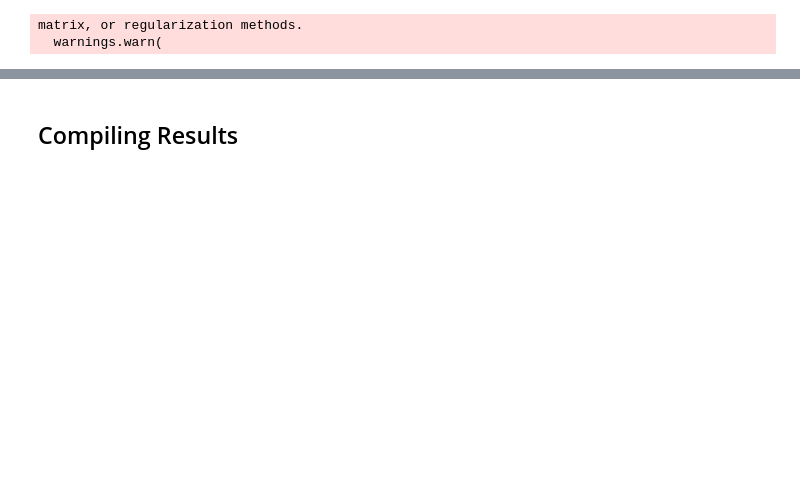
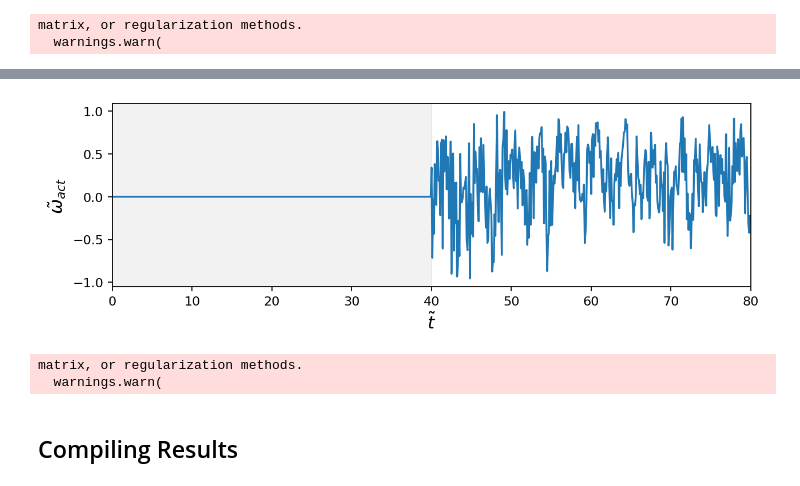
Before and after one commit to tanujravi/AFC_using_DRL_DMDc, a Jupyter notebook: dmdc/evaluation/notebooks/combined_basis.ipynb, the cells around one changed output, grey strips where cells are left out. Drawn from its saved outputs; the diff is of its cells as text; code cells hidden in the pictures; blank space fills up the shorter version.

```diff
--- a/dmdc/evaluation/notebooks/combined_basis.ipynb
+++ b/dmdc/evaluation/notebooks/combined_basis.ipynb
@@ -189,3 +225,33 @@ openloop.clear_memory()
+# %%
+U_act = list(DRL.signal_matrix.flatten())
+U_act.insert(0, 0)
+U_act.insert(0, 0)
+t = list(np.asarray(DRL.times_used, dtype=float)[:-1])   # keep your :-1
+t.insert(0, 3.99)
+t.insert(0, 0)
+silence_until = 4
+#t = random_walk.times_used[:-1]
+plt.figure(figsize=(9, 2.6), dpi=160)
+plt.plot(np.array(t)*10, np.array(U_act)/0.25)
+plt.axvspan(0, silence_until*10, color='k', alpha=0.05, label='Silence')
+plt.xlim((0,80))
+plt.xticks(fontsize=16)
+plt.yticks(fontsize=18)
+plt.xlabel(r"$\tilde{t}$", fontsize = 22)
+plt.ylabel(r"$\tilde{\omega}$", fontsize = 22)
+plt.title("Valida", fontsize = 22)
+#plt.title("Actuation signal - AM")
+plt.savefig("validation_signal.png", bbox_inches="tight")  # or .png, .eps, etc.
+
+plt.show()
+# %% [output]
+[figure, added]
+# %%
+DRL.makeDMDcModel(svd_rank=40)
+DRL.clear_memory()
+# %% [output]
+matrix, or regularization methods.
+  warnings.warn(
 # %% [markdown]
 ## Compiling Results
 # %%
```
Also changed, not shown: parts of 43 cells of this notebook, 3 other files.
